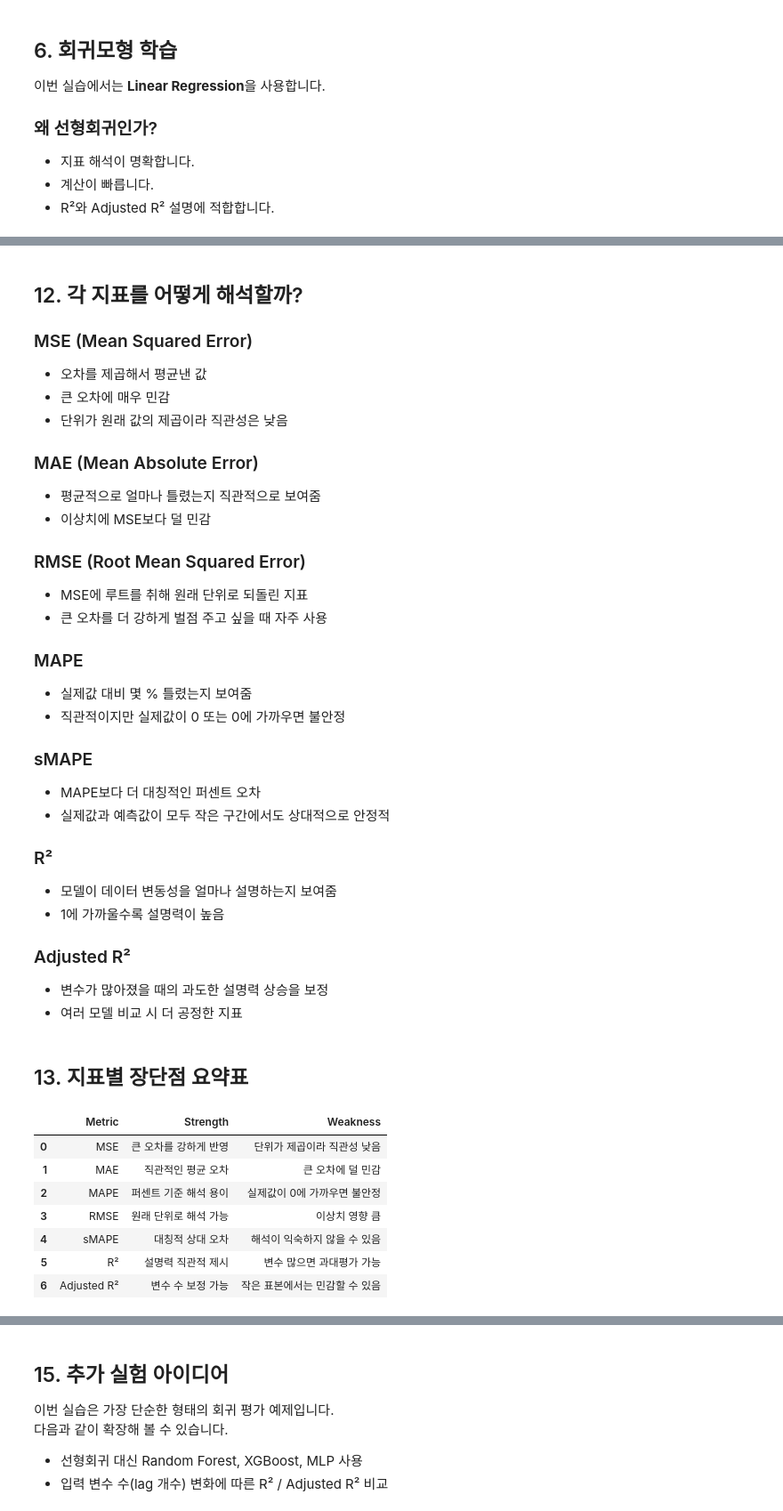
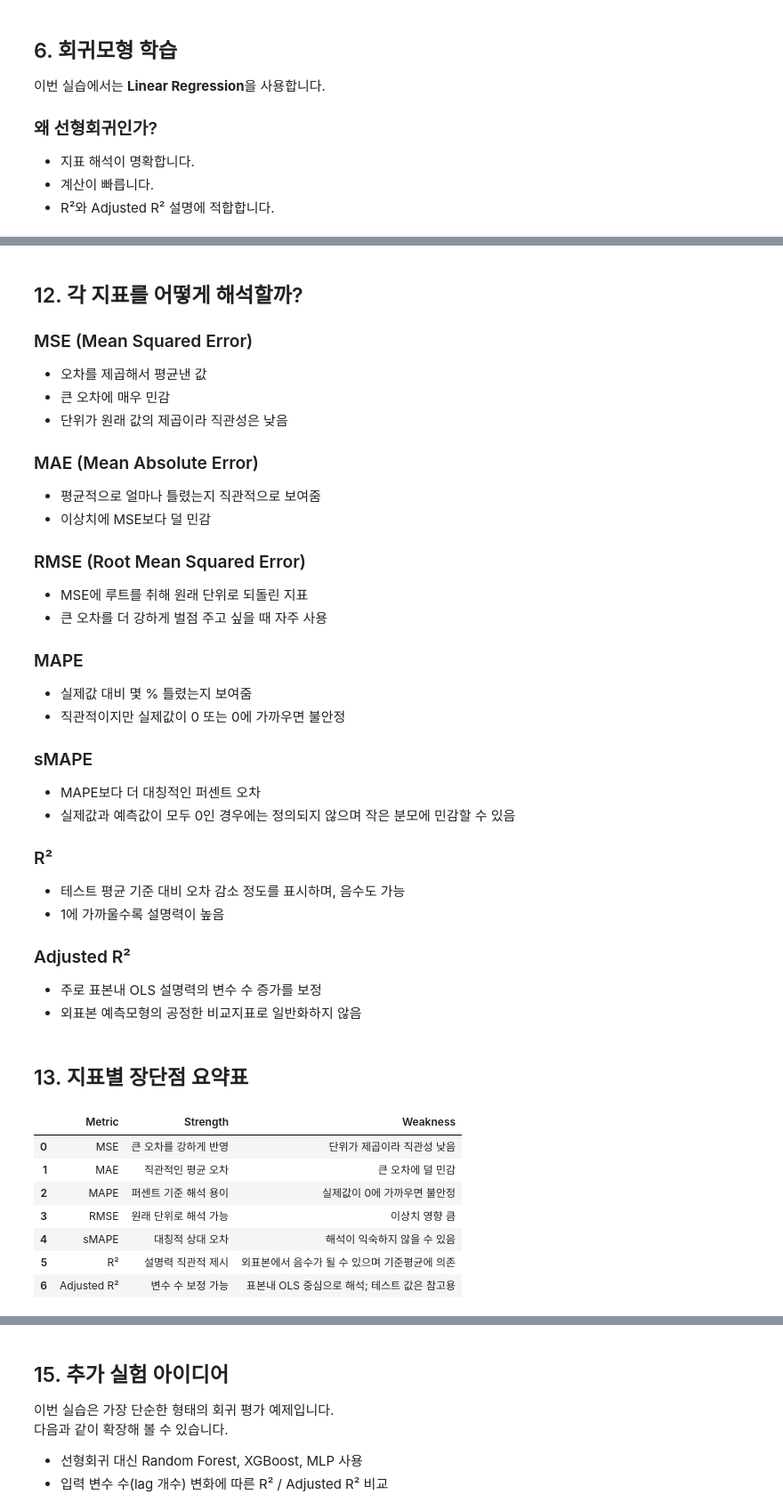
Before and after one commit to nhjung-phd/TimeSeriesAnalysis, a Jupyter notebook: notebooks/40_Regression_Evaluation_Metrics.ipynb, the cells around one changed output, grey strips where cells are left out. Shown at 89% size. Drawn from its saved outputs; the diff is of its cells as text; code cells hidden in the pictures.

```diff
--- a/notebooks/40_Regression_Evaluation_Metrics.ipynb
+++ b/notebooks/40_Regression_Evaluation_Metrics.ipynb
@@ -464,15 +426,15 @@ display(formatted)
 
 ### sMAPE
 - MAPE보다 더 대칭적인 퍼센트 오차
-- 실제값과 예측값이 모두 작은 구간에서도 상대적으로 안정적
+- 실제값과 예측값이 모두 0인 경우에는 정의되지 않으며 작은 분모에 민감할 수 있음
 
 ### R²
-- 모델이 데이터 변동성을 얼마나 설명하는지 보여줌
+- 테스트 평균 기준 대비 오차 감소 정도를 표시하며, 음수도 가능
 - 1에 가까울수록 설명력이 높음
 
 ### Adjusted R²
-- 변수가 많아졌을 때의 과도한 설명력 상승을 보정
-- 여러 모델 비교 시 더 공정한 지표
+- 주로 표본내 OLS 설명력의 변수 수 증가를 보정
+- 외표본 예측모형의 공정한 비교지표로 일반화하지 않음
 # %% [markdown]
 ## 13. 지표별 장단점 요약표
 # %%
@@ -481,37 +443,37 @@ display(formatted)
 # ============================================
 
 summary_table = pd.DataFrame({
     "Metric": ["MSE", "MAE", "MAPE", "RMSE", "sMAPE", "R²", "Adjusted R²"],
     "Strength": [
         "큰 오차를 강하게 반영",
         "직관적인 평균 오차",
         "퍼센트 기준 해석 용이",
         "원래 단위로 해석 가능",
         "대칭적 상대 오차",
         "설명력 직관적 제시",
         "변수 수 보정 가능"
     ],
     "Weakness": [
         "단위가 제곱이라 직관성 낮음",
         "큰 오차에 덜 민감",
         "실제값이 0에 가까우면 불안정",
         "이상치 영향 큼",
         "해석이 익숙하지 않을 수 있음",
-        "변수 많으면 과대평가 가능",
-        "작은 표본에서는 민감할 수 있음"
+        "외표본에서 음수가 될 수 있으며 기준평균에 의존",
+        "표본내 OLS 중심으로 해석; 테스트 값은 참고용"
     ]
 })
 
 display(summary_table)
 # %% [output]
 |  | Metric | Strength | Weakness |
 | 0 | MSE | 큰 오차를 강하게 반영 | 단위가 제곱이라 직관성 낮음 |
 | 1 | MAE | 직관적인 평균 오차 | 큰 오차에 덜 민감 |
 | 2 | MAPE | 퍼센트 기준 해석 용이 | 실제값이 0에 가까우면 불안정 |
 | 3 | RMSE | 원래 단위로 해석 가능 | 이상치 영향 큼 |
 | 4 | sMAPE | 대칭적 상대 오차 | 해석이 익숙하지 않을 수 있음 |
-| 5 | R² | 설명력 직관적 제시 | 변수 많으면 과대평가 가능 |
-| 6 | Adjusted R² | 변수 수 보정 가능 | 작은 표본에서는 민감할 수 있음 |
+| 5 | R² | 설명력 직관적 제시 | 외표본에서 음수가 될 수 있으며 기준평균에 의존 |
+| 6 | Adjusted R² | 변수 수 보정 가능 | 표본내 OLS 중심으로 해석; 테스트 값은 참고용 |
 # %% [markdown]
 ## 14. 같은 데이터를 다른 기준으로 보면 해석이 달라진다
 
```
Also changed, not shown: parts of 32 cells of this notebook.
